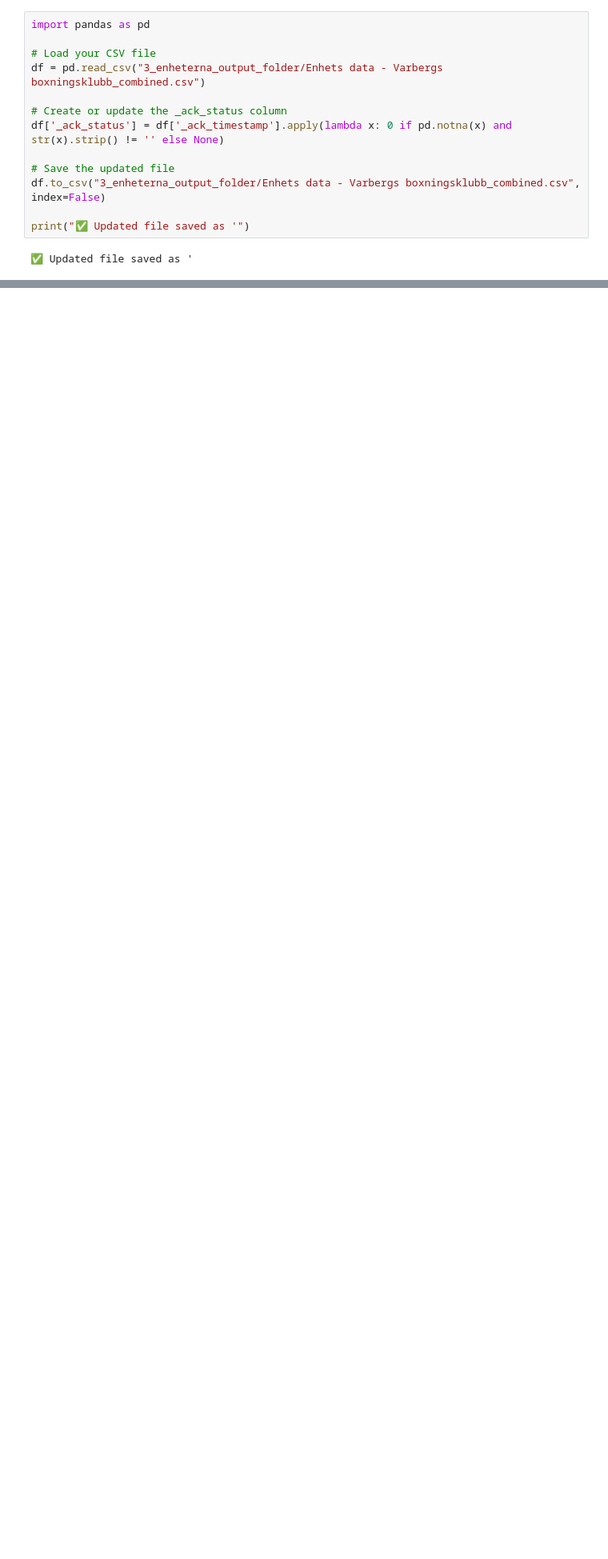
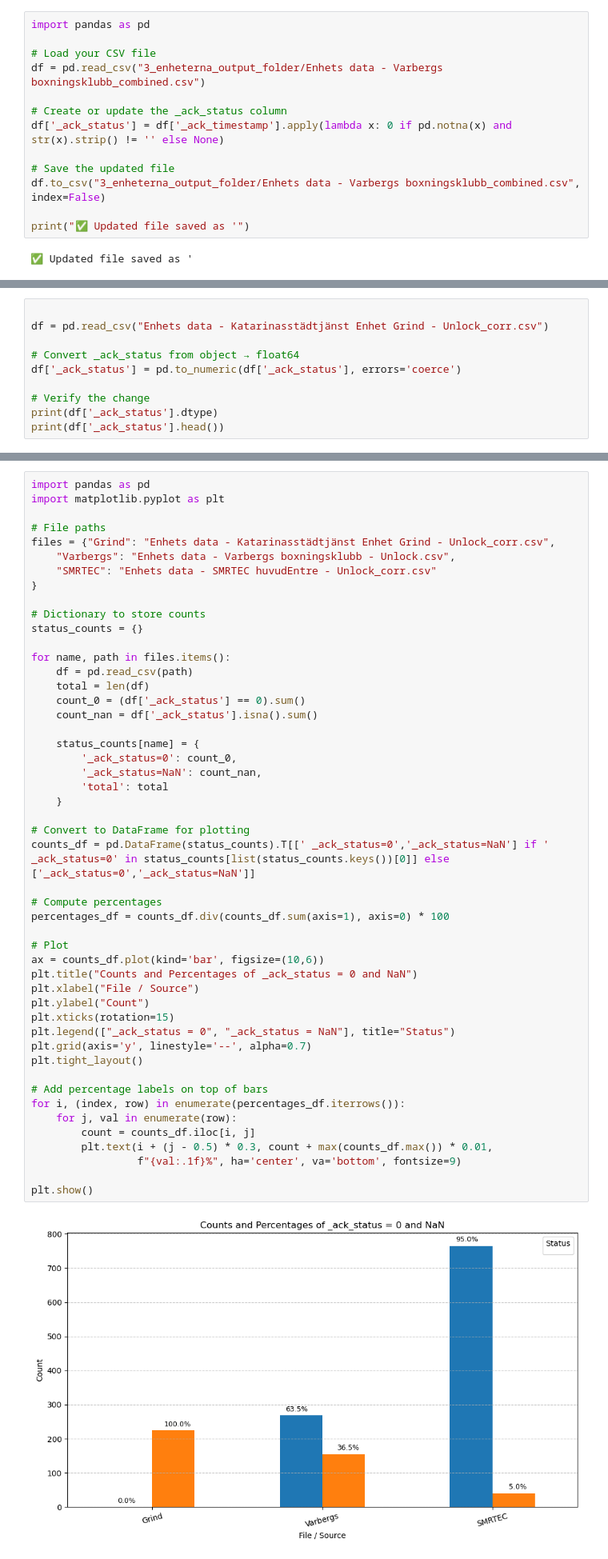
Before and after one commit to yuliaresina/lia_test_arena_, a Jupyter notebook: test_eda_fixed.ipynb, the cells around one changed output, grey strips where cells are left out. Shown at 80% size. Cells and saved outputs as stored; diff of their text form; blank space fills up the shorter version.

Commit message:
plots

```diff
--- a/test_eda_fixed.ipynb
+++ b/test_eda_fixed.ipynb
@@ -461,0 +583,10 @@ print("✅ Updated file saved as '")
+# %%
+
+df = pd.read_csv("Enhets data - Katarinasstädtjänst Enhet Grind - Unlock_corr.csv")
+
+# Convert _ack_status from object → float64
+df['_ack_status'] = pd.to_numeric(df['_ack_status'], errors='coerce')
+
+# Verify the change
+print(df['_ack_status'].dtype)
+print(df['_ack_status'].head())
@@ -461,0 +601,51 @@ print("✅ Updated file saved as '")
+# %%
+import pandas as pd
+import matplotlib.pyplot as plt
+
+# File paths
+files = {"Grind": "Enhets data - Katarinasstädtjänst Enhet Grind - Unlock_corr.csv",
+    "Varbergs": "Enhets data - Varbergs boxningsklubb - Unlock.csv",
+    "SMRTEC": "Enhets data - SMRTEC huvudEntre - Unlock_corr.csv"
+}
+
+# Dictionary to store counts
+status_counts = {}
+
+for name, path in files.items():
+    df = pd.read_csv(path)
+    total = len(df)
+    count_0 = (df['_ack_status'] == 0).sum()
+    count_nan = df['_ack_status'].isna().sum()
+
+    status_counts[name] = {
+        '_ack_status=0': count_0,
+        '_ack_status=NaN': count_nan,
+        'total': total
+    }
+
+# Convert to DataFrame for plotting
+counts_df = pd.DataFrame(status_counts).T[[' _ack_status=0','_ack_status=NaN'] if ' _ack_status=0' in status_counts[list(status_counts.keys())[0]] else ['_ack_status=0','_ack_status=NaN']]
+
+# Compute percentages
+percentages_df = counts_df.div(counts_df.sum(axis=1), axis=0) * 100
+
+# Plot
+ax = counts_df.plot(kind='bar', figsize=(10,6))
+plt.title("Counts and Percentages of _ack_status = 0 and NaN")
+plt.xlabel("File / Source")
+plt.ylabel("Count")
+plt.xticks(rotation=15)
+plt.legend(["_ack_status = 0", "_ack_status = NaN"], title="Status")
+plt.grid(axis='y', linestyle='--', alpha=0.7)
+plt.tight_layout()
+
+# Add percentage labels on top of bars
+for i, (index, row) in enumerate(percentages_df.iterrows()):
+    for j, val in enumerate(row):
+        count = counts_df.iloc[i, j]
+        plt.text(i + (j - 0.5) * 0.3, count + max(counts_df.max()) * 0.01,
+                 f"{val:.1f}%", ha='center', va='bottom', fontsize=9)
+
+plt.show()
+# %% [output]
+[figure, added]
```
Also changed, not shown: parts of 7 cells of this notebook, 2 other files.
